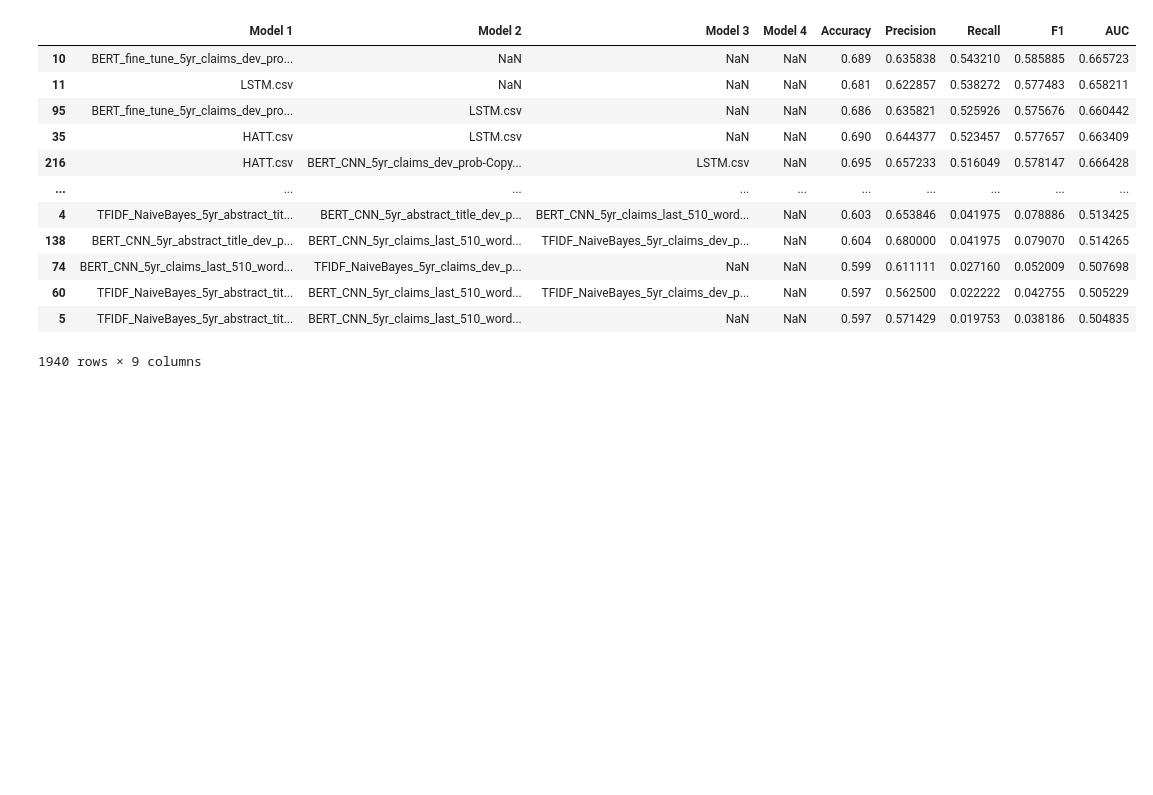
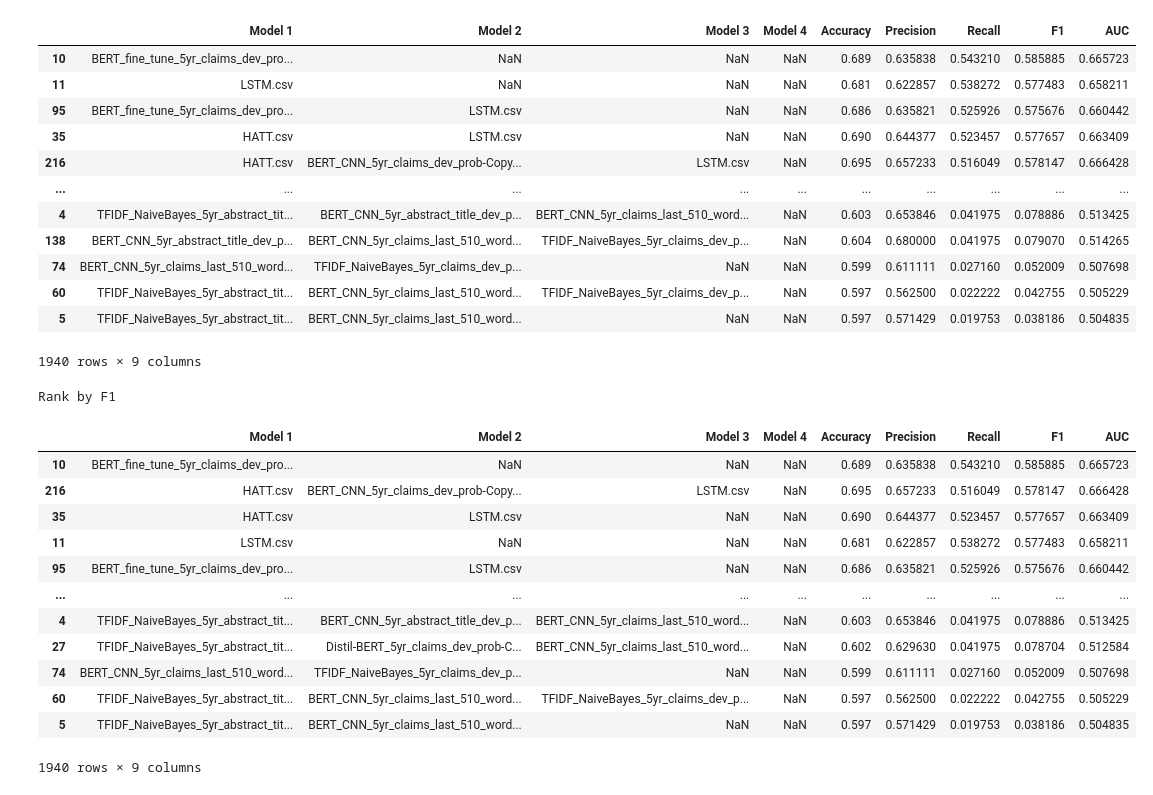
Before and after one commit to nobuyamaguchi/w266_final, a Jupyter notebook: Ensemble Model Selection.ipynb, the cells around one changed output. Drawn from its saved outputs; the diff is of its cells as text; code cells hidden in the pictures; blank space fills up the shorter version.

Commit message:
upload another modified Ensemble Model notebook

```diff
--- a/Ensemble Model Selection.ipynb
+++ b/Ensemble Model Selection.ipynb
@@ -711,3 +711,21 @@ Rank by Recall
 | 60 | TFIDF_NaiveBayes_5yr_abstract_tit... | BERT_CNN_5yr_claims_last_510_word... | TFIDF_NaiveBayes_5yr_claims_dev_p... | NaN | 0.597 | 0.562500 | 0.022222 | 0.042755 | 0.505229 |
 | 5 | TFIDF_NaiveBayes_5yr_abstract_tit... | BERT_CNN_5yr_claims_last_510_word... | NaN | NaN | 0.597 | 0.571429 | 0.019753 | 0.038186 | 0.504835 |
 1940 rows × 9 columns
+# %%
+print("Rank by F1")
+df_all.sort_values(by = "F1", ascending = False)
+# %% [output]
+Rank by F1
+|  | Model 1 | Model 2 | Model 3 | Model 4 | Accuracy | Precision | Recall | F1 | AUC |
+| 10 | BERT_fine_tune_5yr_claims_dev_pro... | NaN | NaN | NaN | 0.689 | 0.635838 | 0.543210 | 0.585885 | 0.665723 |
+| 216 | HATT.csv | BERT_CNN_5yr_claims_dev_prob-Copy... | LSTM.csv | NaN | 0.695 | 0.657233 | 0.516049 | 0.578147 | 0.666428 |
+| 35 | HATT.csv | LSTM.csv | NaN | NaN | 0.690 | 0.644377 | 0.523457 | 0.577657 | 0.663409 |
+| 11 | LSTM.csv | NaN | NaN | NaN | 0.681 | 0.622857 | 0.538272 | 0.577483 | 0.658211 |
+| 95 | BERT_fine_tune_5yr_claims_dev_pro... | LSTM.csv | NaN | NaN | 0.686 | 0.635821 | 0.525926 | 0.575676 | 0.660442 |
+| ... | ... | ... | ... | ... | ... | ... | ... | ... | ... |
+| 4 | TFIDF_NaiveBayes_5yr_abstract_tit... | BERT_CNN_5yr_abstract_title_dev_p... | BERT_CNN_5yr_claims_last_510_word... | NaN | 0.603 | 0.653846 | 0.041975 | 0.078886 | 0.513425 |
+| 27 | TFIDF_NaiveBayes_5yr_abstract_tit... | Distil-BERT_5yr_claims_dev_prob-C... | BERT_CNN_5yr_claims_last_510_word... | NaN | 0.602 | 0.629630 | 0.041975 | 0.078704 | 0.512584 |
+| 74 | BERT_CNN_5yr_claims_last_510_word... | TFIDF_NaiveBayes_5yr_claims_dev_p... | NaN | NaN | 0.599 | 0.611111 | 0.027160 | 0.052009 | 0.507698 |
+| 60 | TFIDF_NaiveBayes_5yr_abstract_tit... | BERT_CNN_5yr_claims_last_510_word... | TFIDF_NaiveBayes_5yr_claims_dev_p... | NaN | 0.597 | 0.562500 | 0.022222 | 0.042755 | 0.505229 |
+| 5 | TFIDF_NaiveBayes_5yr_abstract_tit... | BERT_CNN_5yr_claims_last_510_word... | NaN | NaN | 0.597 | 0.571429 | 0.019753 | 0.038186 | 0.504835 |
+1940 rows × 9 columns
```
Also changed, not shown: parts of 1 cell of this notebook.
